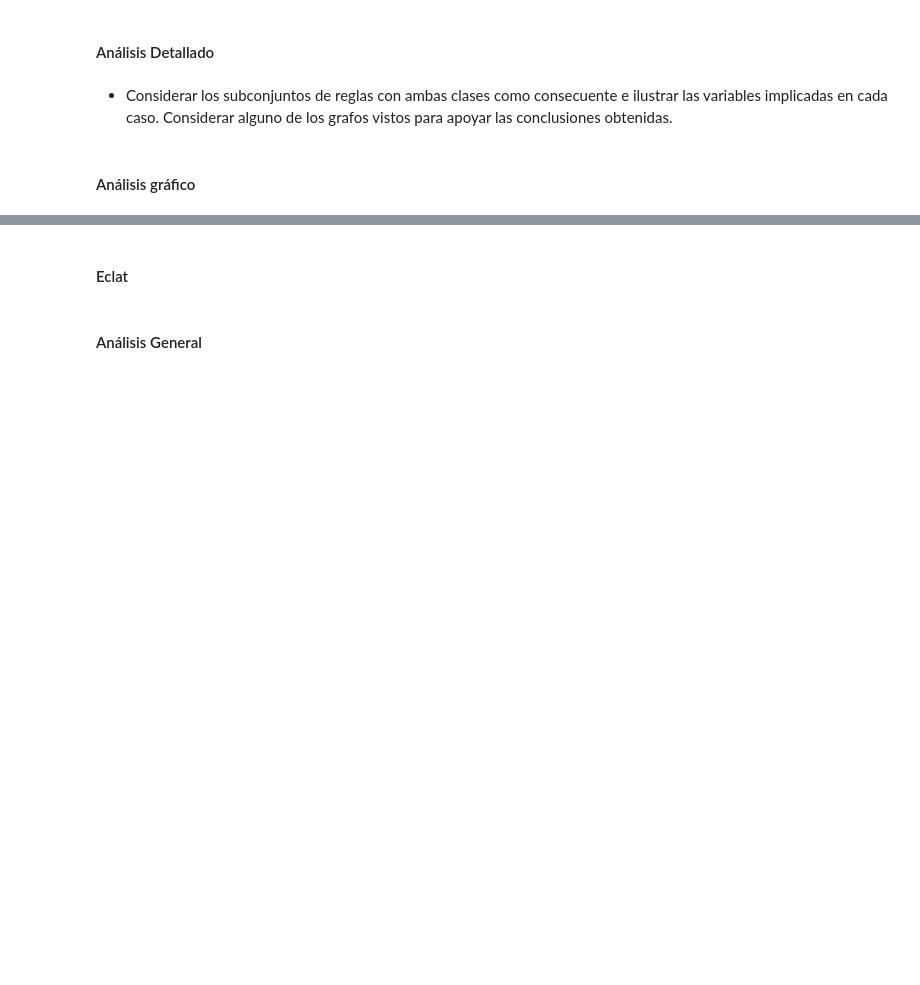
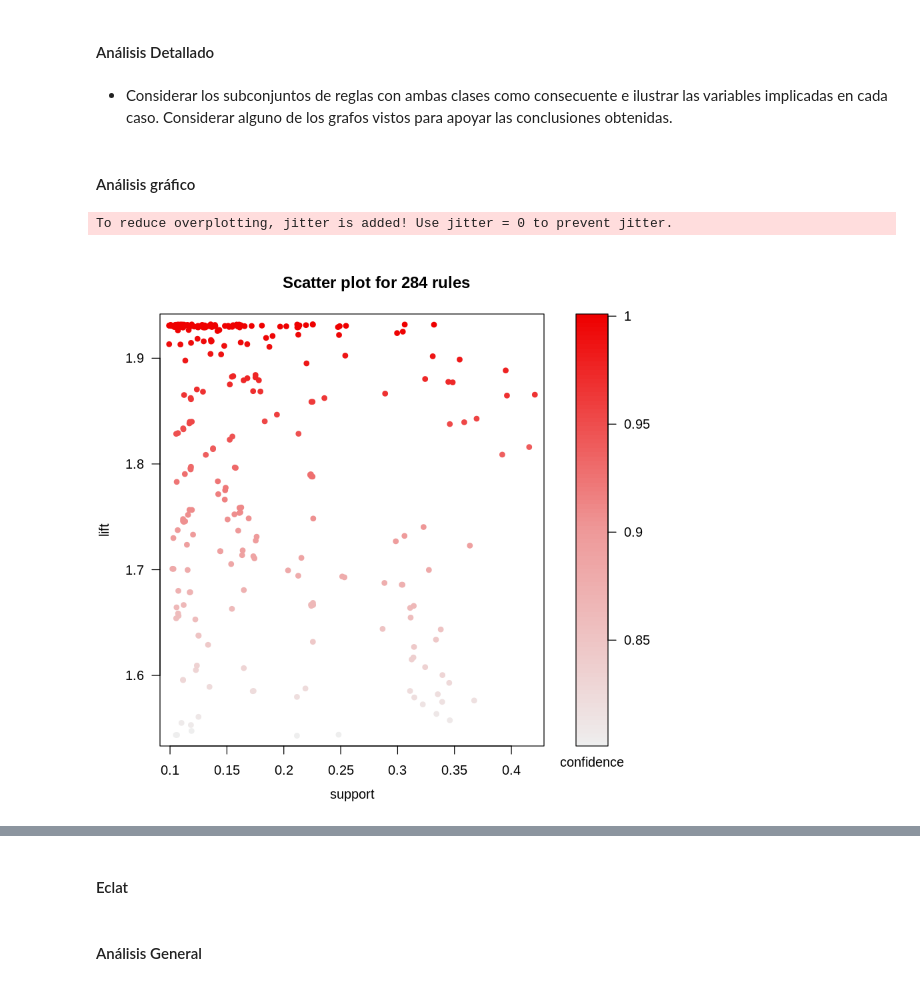
Before and after one commit to yerartdev/uc-m1966-datamining, a Jupyter notebook: d1/t1-m1966-variable-categorica.ipynb, the cells around one changed output, grey strips where cells are left out. Cells and saved outputs as stored; diff of their text form; code cells hidden in the pictures; blank space fills up the shorter version.

Commit message:
m1966 - práctica variables categóricas: punto 1, apriori con support 0.1, confidence 0.8; gráficas: scatter, two-key, grouped matrix, paracoord, graph; ajuste de selección de reglas por gráfica

```diff
--- a/d1/t1-m1966-variable-categorica.ipynb
+++ b/d1/t1-m1966-variable-categorica.ipynb
@@ -254,10 +254,10 @@ sizes
 # %% [markdown]
 #### Apriori
 # %%
-#::GMG::Creo mis primeras reglas de asociación con el 'clásico' apriori con un soporte
-#       bajo para no dejarme atrás reglas potencialmente 'buenas'
+#::GMG::Creo mis primeras reglas de asociación con el 'clásico' apriori
 # https://www.rdocumentation.org/packages/arules/versions/1.6-2/topics/apriori
-#::nota::he probado con maxlen > 6 pero el algoritmo se para siempre en 6 con un warning
 rules.ap <- apriori(data = transactions.ms,
-                    parameter=list(support=0.01, confidence=0.8,
-                                   minlen = 2, maxlen = 20))
+                    parameter=list(support = 0.1, confidence = 0.8,
+                                   minlen = 2, maxlen = 10),
+                    appearance=list(rhs = c('class=e'), default = 'lhs')
+                   )
@@ -324,5 +415,8 @@ inspect(head(x = rules.ap.class.poisonous, n = 25, by ="lift"))
 # %% [markdown]
 #### Análisis gráfico
 # %%
-plot(rules.ap.class.poisonous, measure = c("support", "lift"), shading = "confidence")
+plot(rules.ap.filtered, measure = c("support", "lift"), shading = "confidence")
+# %% [output]
+To reduce overplotting, jitter is added! Use jitter = 0 to prevent jitter.
+[figure, added]
 # %%
```
Also changed, not shown: parts of 15 cells of this notebook.
